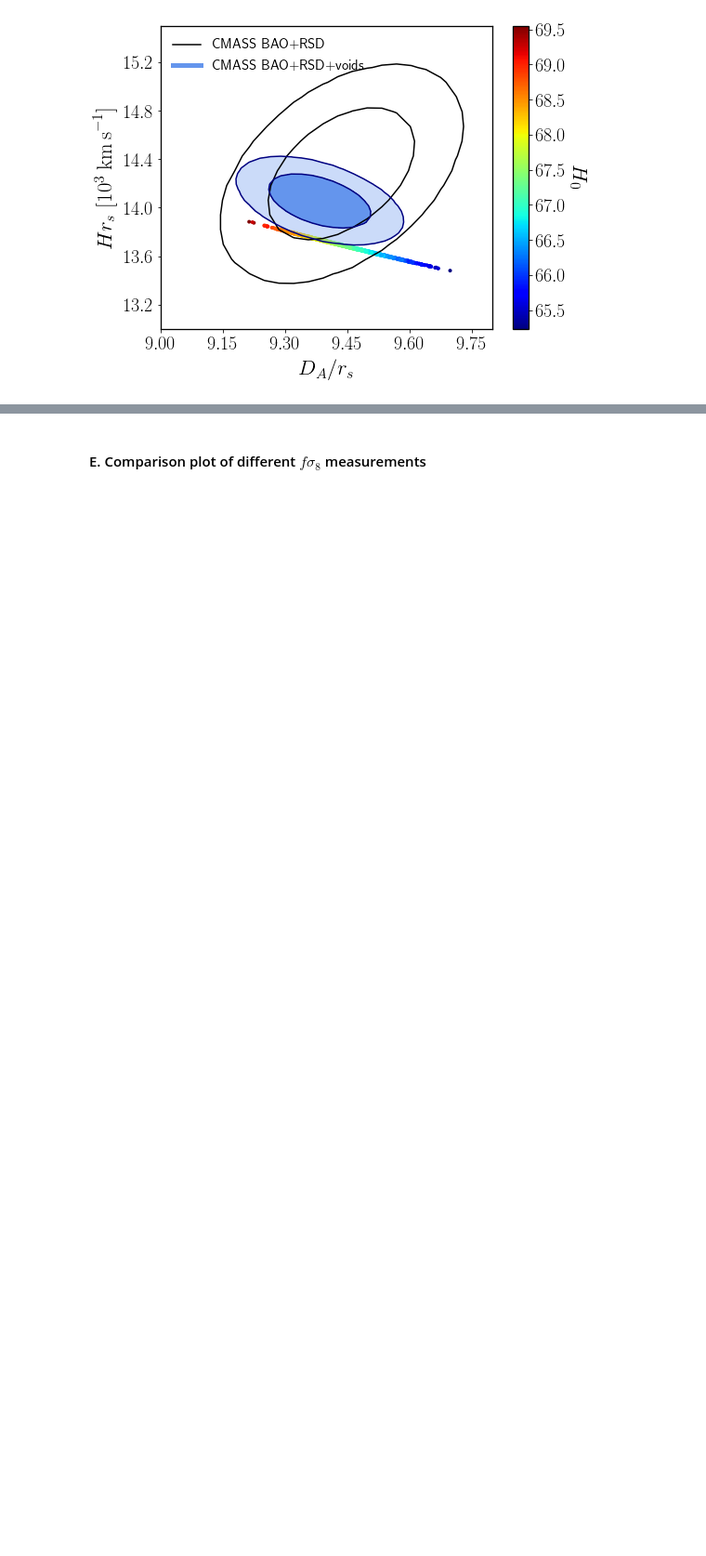
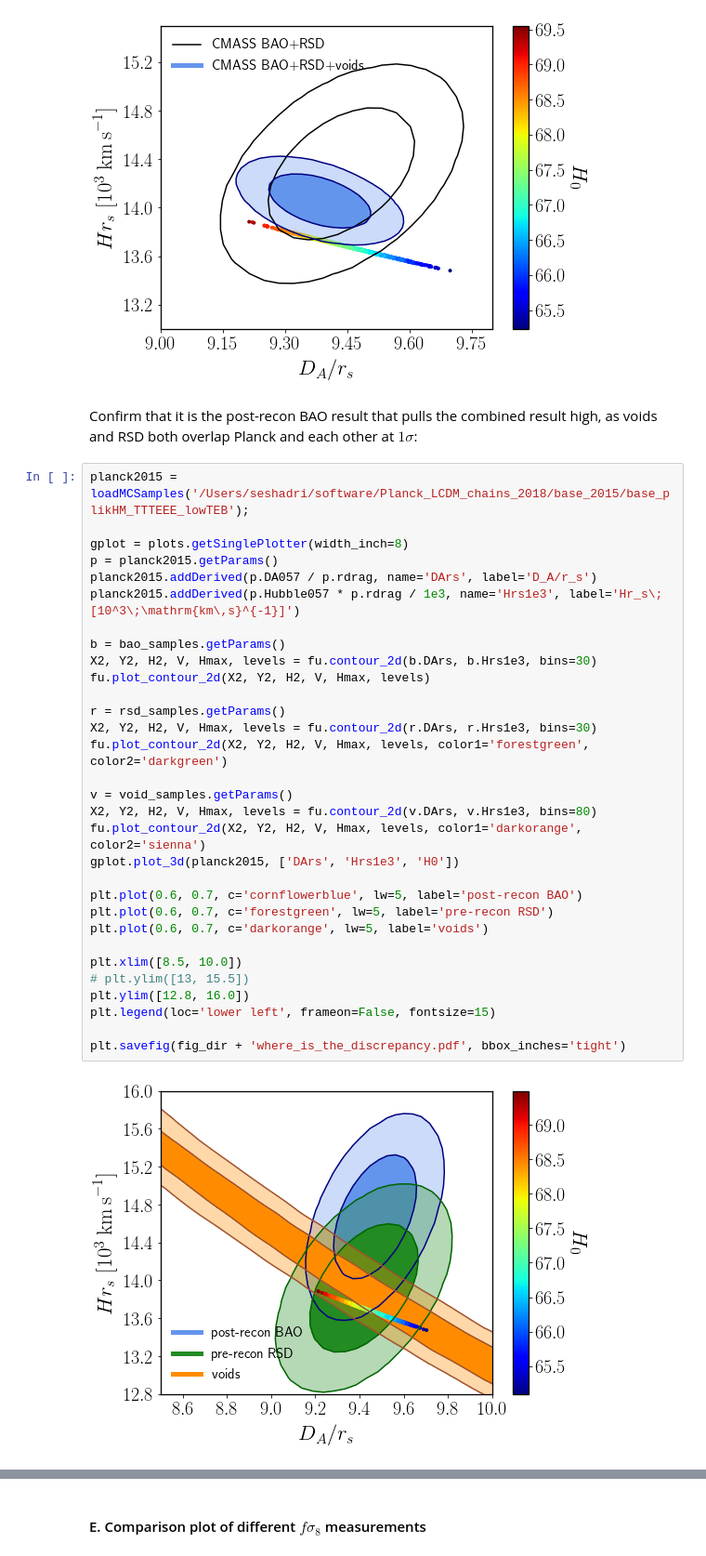
Before and after one commit to seshnadathur/victor, a Jupyter notebook: void-cosmo-fitter.ipynb, the cells around one changed output, grey strips where cells are left out. Shown at 93% size. Drawn from its saved outputs; the diff is of its cells as text; blank space fills up the shorter version.

Commit message:
new figure in notebook

```diff
--- a/void-cosmo-fitter.ipynb
+++ b/void-cosmo-fitter.ipynb
@@ -950,3 +950,38 @@ if save_pdf:
     plt.savefig(fig_dir + 'Da-H-Planck-plot.pdf', bbox_inches='tight')
 # %% [output]
 [figure]
+# %% [markdown]
+Confirm that it is the post-recon BAO result that pulls the combined result high, as voids and RSD both overlap Planck and each other at $1\sigma$:
+# %%
+planck2015 = loadMCSamples('/Users/seshadri/software/Planck_LCDM_chains_2018/base_2015/base_plikHM_TTTEEE_lowTEB');
+
+gplot = plots.getSinglePlotter(width_inch=8)
+p = planck2015.getParams()
+planck2015.addDerived(p.DA057 / p.rdrag, name='DArs', label='D_A/r_s')
+planck2015.addDerived(p.Hubble057 * p.rdrag / 1e3, name='Hrs1e3', label='Hr_s\;[10^3\;\mathrm{km\,s}^{-1}]')
+
+b = bao_samples.getParams()
+X2, Y2, H2, V, Hmax, levels = fu.contour_2d(b.DArs, b.Hrs1e3, bins=30)
+fu.plot_contour_2d(X2, Y2, H2, V, Hmax, levels)
+
+r = rsd_samples.getParams()
+X2, Y2, H2, V, Hmax, levels = fu.contour_2d(r.DArs, r.Hrs1e3, bins=30)
+fu.plot_contour_2d(X2, Y2, H2, V, Hmax, levels, color1='forestgreen', color2='darkgreen')
+
+v = void_samples.getParams()
+X2, Y2, H2, V, Hmax, levels = fu.contour_2d(v.DArs, v.Hrs1e3, bins=80)
+fu.plot_contour_2d(X2, Y2, H2, V, Hmax, levels, color1='darkorange', color2='sienna')
+gplot.plot_3d(planck2015, ['DArs', 'Hrs1e3', 'H0'])
+
+plt.plot(0.6, 0.7, c='cornflowerblue', lw=5, label='post-recon BAO')
+plt.plot(0.6, 0.7, c='forestgreen', lw=5, label='pre-recon RSD')
+plt.plot(0.6, 0.7, c='darkorange', lw=5, label='voids')
+
+plt.xlim([8.5, 10.0])
+# plt.ylim([13, 15.5])
+plt.ylim([12.8, 16.0])
+plt.legend(loc='lower left', frameon=False, fontsize=15)
+
+plt.savefig(fig_dir + 'where_is_the_discrepancy.pdf', bbox_inches='tight')
+# %% [output]
+[figure, added]
```
Also changed, not shown: parts of 4 cells of this notebook, 1 other file.
